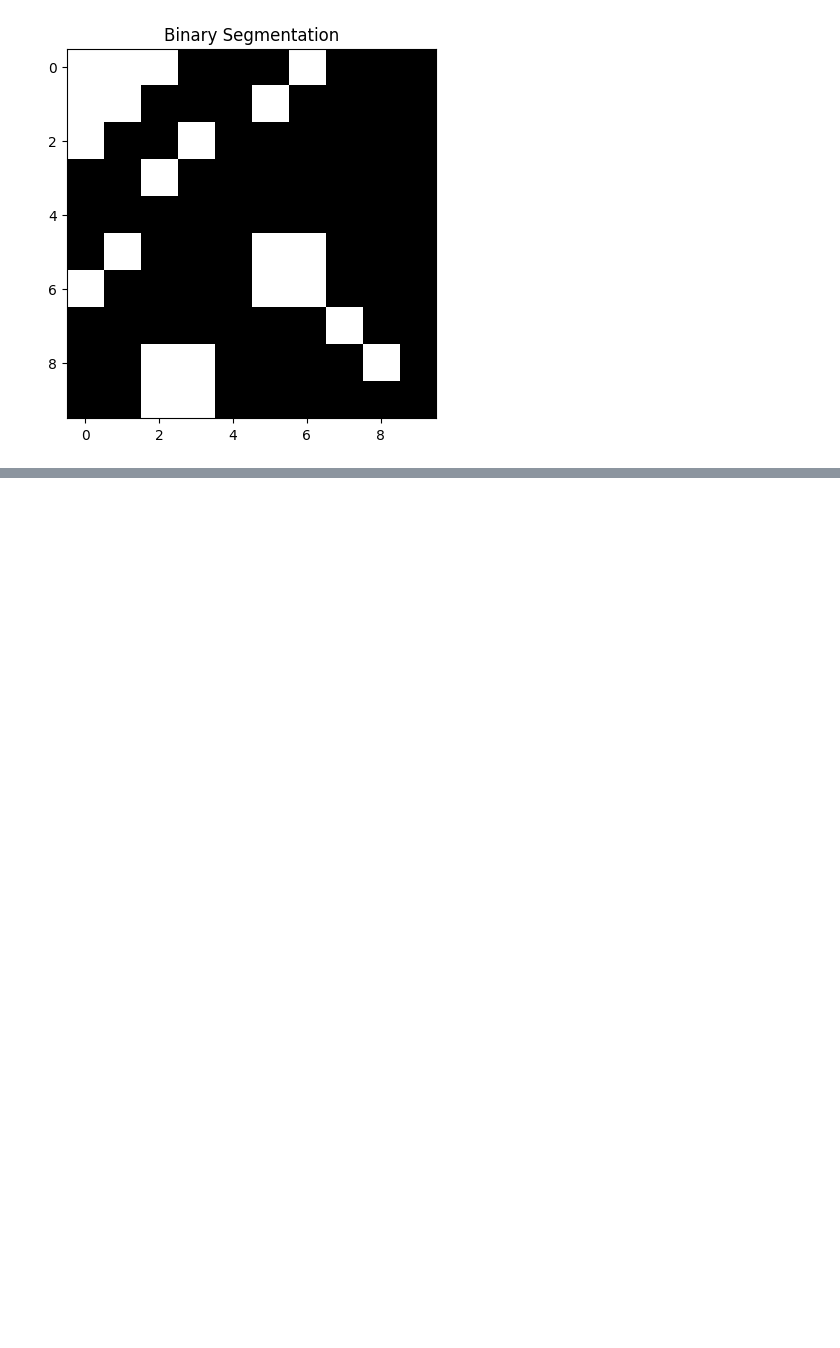
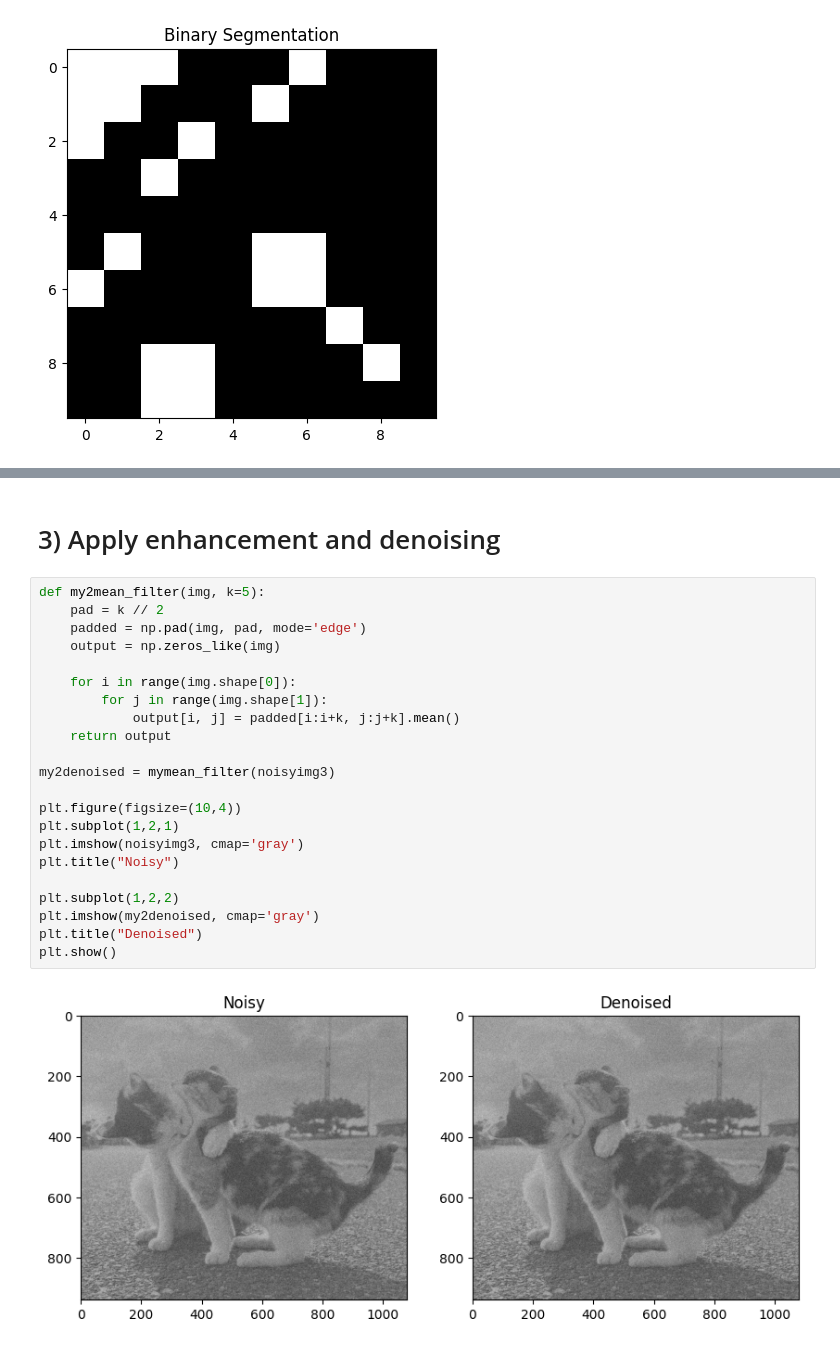
Before and after one commit to saudi-girl/DIP-AI342, a Jupyter notebook: AI342Lab1.ipynb, the cells around one changed output, grey strips where cells are left out. Saved outputs shown, nothing was run; the diff lists cells and outputs as text; blank space fills up the shorter version.

```diff
--- a/AI342Lab1.ipynb
+++ b/AI342Lab1.ipynb
@@ -382,0 +414,26 @@ plt.show()
+# %% [markdown]
+# 3) Apply enhancement and denoising
+# %%
+def my2mean_filter(img, k=5):
+    pad = k // 2
+    padded = np.pad(img, pad, mode='edge')
+    output = np.zeros_like(img)
+
+    for i in range(img.shape[0]):
+        for j in range(img.shape[1]):
+            output[i, j] = padded[i:i+k, j:j+k].mean()
+    return output
+
+my2denoised = mymean_filter(noisyimg3)
+
+plt.figure(figsize=(10,4))
+plt.subplot(1,2,1)
+plt.imshow(noisyimg3, cmap='gray')
+plt.title("Noisy")
+
+plt.subplot(1,2,2)
+plt.imshow(my2denoised, cmap='gray')
+plt.title("Denoised")
+plt.show()
+# %% [output]
+[figure, added]
```
Also changed, not shown: parts of 7 cells of this notebook.
